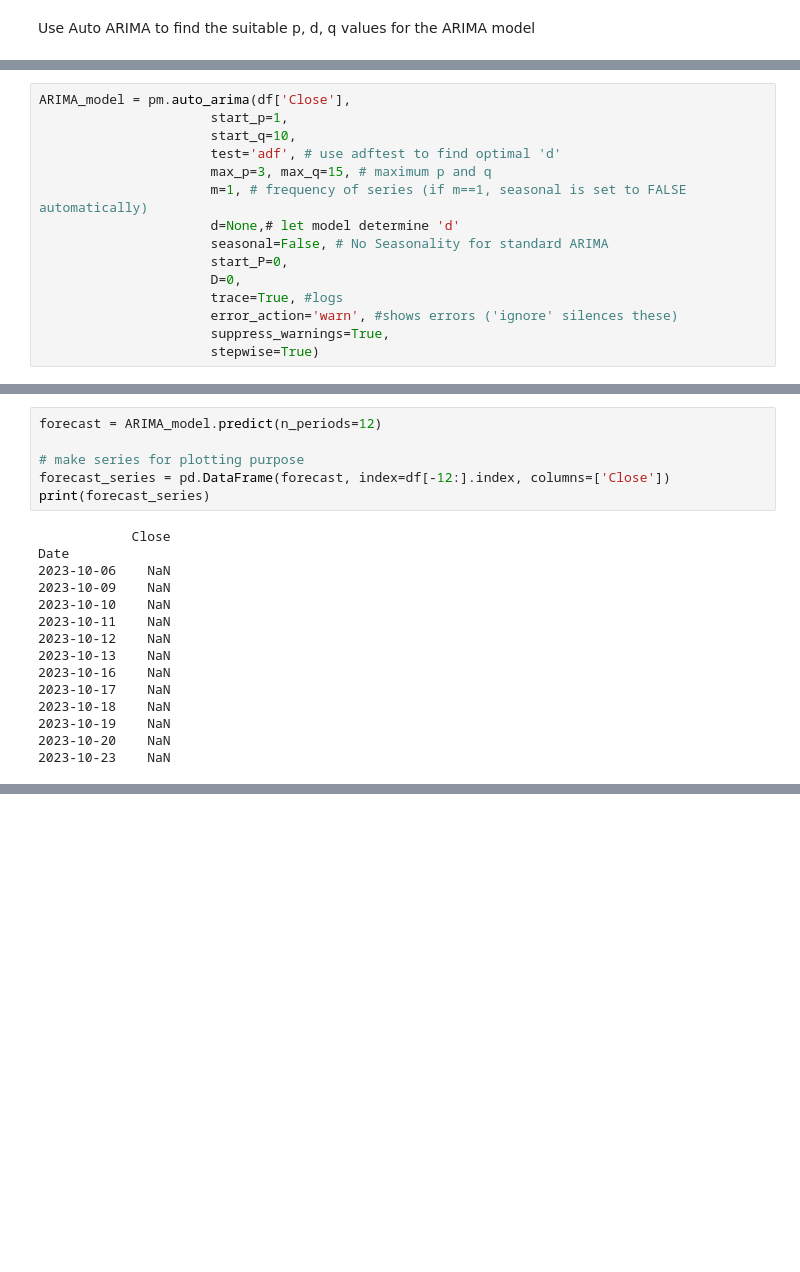
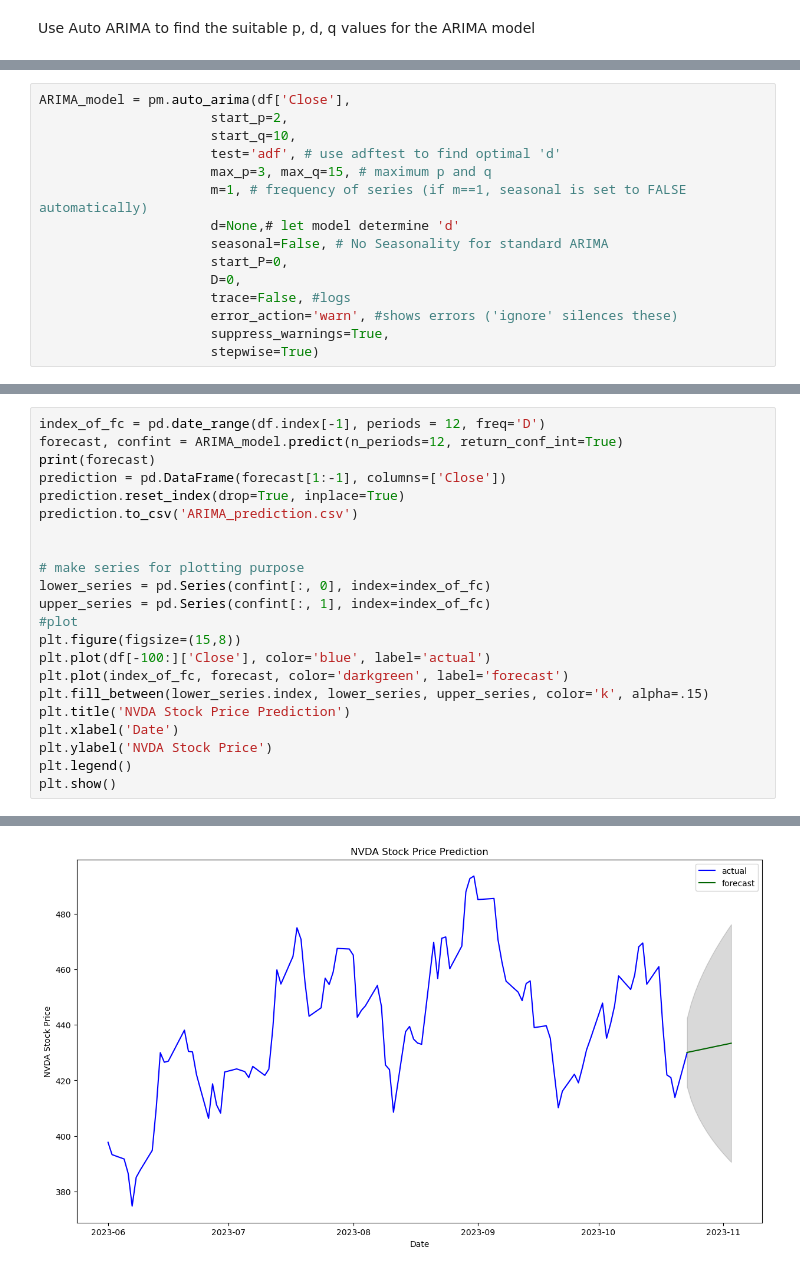
Before and after one commit to cmHuang777/Fintech-Project-1, a Jupyter notebook: Huang_Chao_Ming_Impl_2.ipynb, the cells around one changed output, grey strips where cells are left out. Drawn from its saved outputs; the diff is of its cells as text; blank space fills up the shorter version.

```diff
--- a/Huang_Chao_Ming_Impl_2.ipynb
+++ b/Huang_Chao_Ming_Impl_2.ipynb
@@ -139,6 +190,6 @@ We will try to fit the model to the entire dataset and predict the stock prices
 # %%
 ARIMA_model = pm.auto_arima(df['Close'],
-                      start_p=1,
+                      start_p=2,
                       start_q=10,
                       test='adf', # use adftest to find optimal 'd'
                       max_p=3, max_q=15, # maximum p and q
@@ -147,7 +198,7 @@ ARIMA_model = pm.auto_arima(df['Close'],
                       seasonal=False, # No Seasonality for standard ARIMA
                       start_P=0,
                       D=0,
-                      trace=True, #logs
+                      trace=False, #logs
                       error_action='warn', #shows errors ('ignore' silences these)
                       suppress_warnings=True,
                       stepwise=True)
@@ -173,21 +205,23 @@ Warnings:
-# %%
-forecast = ARIMA_model.predict(n_periods=12)
-
-# make series for plotting purpose
-forecast_series = pd.DataFrame(forecast, index=df[-12:].index, columns=['Close'])
-print(forecast_series)
-# %% [output]
-            Close
-Date
-2023-10-06    NaN
-2023-10-09    NaN
-2023-10-10    NaN
-2023-10-11    NaN
-2023-10-12    NaN
-2023-10-13    NaN
-2023-10-16    NaN
-2023-10-17    NaN
-2023-10-18    NaN
-2023-10-19    NaN
-2023-10-20    NaN
-2023-10-23    NaN
+# %%
+index_of_fc = pd.date_range(df.index[-1], periods = 12, freq='D')
+forecast, confint = ARIMA_model.predict(n_periods=12, return_conf_int=True)
+print(forecast)
+prediction = pd.DataFrame(forecast[1:-1], columns=['Close'])
+prediction.reset_index(drop=True, inplace=True)
+prediction.to_csv('ARIMA_prediction.csv')
+
+
+# make series for plotting purpose
+lower_series = pd.Series(confint[:, 0], index=index_of_fc)
+upper_series = pd.Series(confint[:, 1], index=index_of_fc)
+#plot
+plt.figure(figsize=(15,8))
+plt.plot(df[-100:]['Close'], color='blue', label='actual')
+plt.plot(index_of_fc, forecast, color='darkgreen', label='forecast')
+plt.fill_between(lower_series.index, lower_series, upper_series, color='k', alpha=.15)
+plt.title('NVDA Stock Price Prediction')
+plt.xlabel('Date')
+plt.ylabel('NVDA Stock Price')
+plt.legend()
+plt.show()
+# %% [output]
@@ -193,0 +241 @@ Date
+[figure, added]
```
Also changed, not shown: parts of 9 cells of this notebook, 4 other files.
